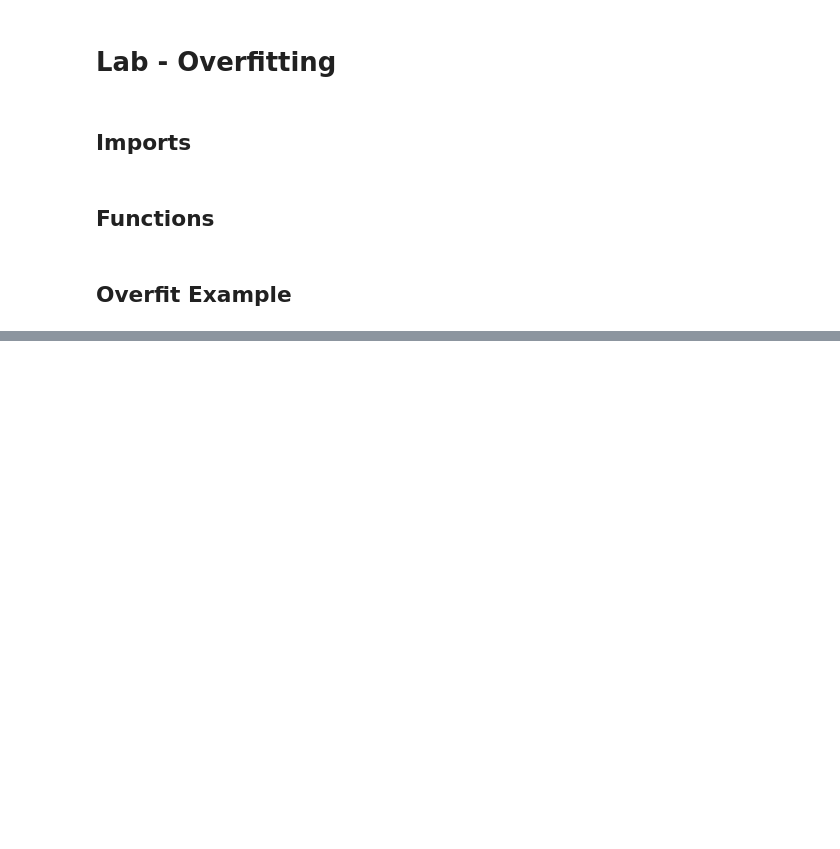
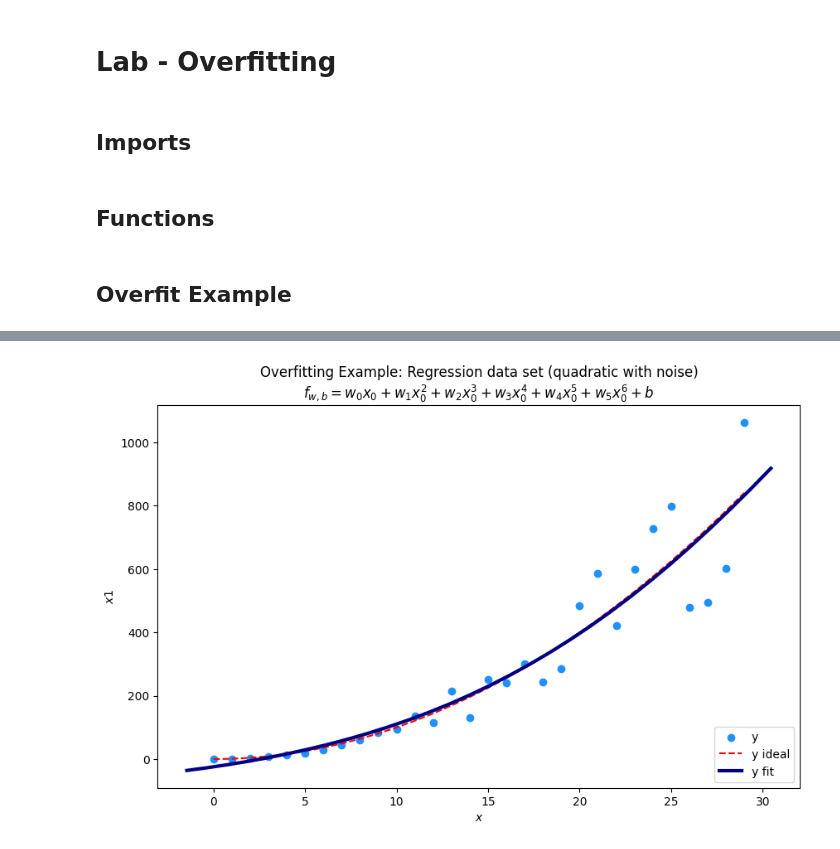
Before and after one commit to PaulToronto/Stanford-Andrew-Ng-Machine-Learning-Specialization, a Jupyter notebook: 1_3_4_1_Lab_Overfitting.ipynb, the cells around one changed output, grey strips where cells are left out. Saved outputs shown, nothing was run; the diff lists cells and outputs as text; code cells hidden in the pictures; blank space fills up the shorter version.

```diff
--- a/1_3_4_1_Lab_Overfitting.ipynb
+++ b/1_3_4_1_Lab_Overfitting.ipynb
@@ -128,6 +128,7 @@ def plot_decision_boundary(ax,
 # %% [markdown]
 ## Overfit Example
 # %%
+from numpy.core.multiarray import MAY_SHARE_EXACT
 def overfit_example(logistic=False, lmbda=0, degree=1):
     fig, ax = plt.subplots(figsize=(10, 6))
 
@@ -150,7 +151,10 @@ def overfit_example(logistic=False, lmbda=0, degree=1):
         # create and fit the model
         X_mapped, f_wb_string = map_feature(X_train[:, 0], X_train[:, 1], degree)
         X_mapped_scaled, X_mu, X_sigma = zscore_normalize_features(X_mapped)
-        logistic_model = LogisticRegression(penalty=None, max_iter=10_000)
+        if lmbda == 0:
+            logistic_model = LogisticRegression(penalty=None, max_iter=10_000)
+        else:
+            logistic_model = LogisticRegression(C = 1/lmbda, max_iter=10_000)
         logistic_model.fit(X_mapped_scaled, y_train)
         w_coef = logistic_model.coef_.reshape(-1, )
         b_intercept = logistic_model.intercept_
@@ -229,0 +238,4 @@ for d in range(1, 7):
+# %%
+overfit_example(logistic=False, lmbda=0.6, degree=6)
+# %% [output]
+[figure, added]
```
Also changed, not shown: parts of 15 cells of this notebook.
